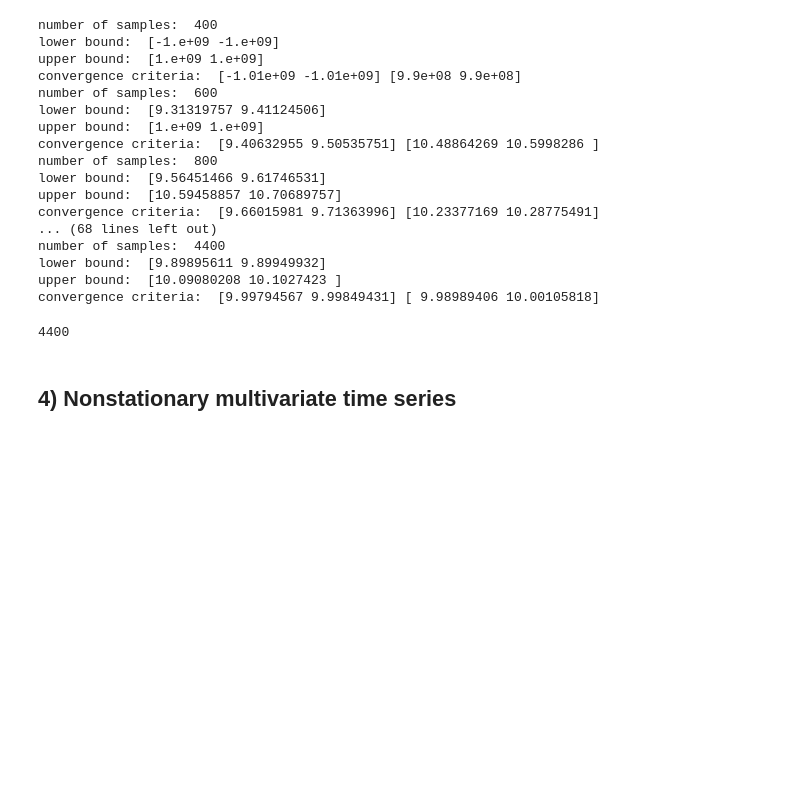
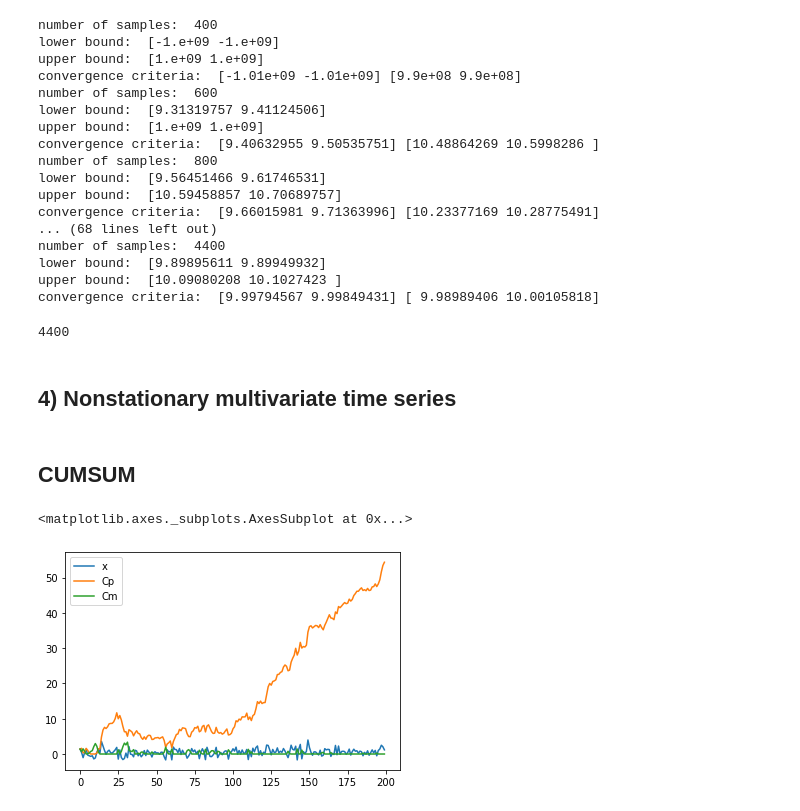
Before and after one commit to Barbarioli/OTSS, a Jupyter notebook: test.ipynb, the cells around one changed output. Cells and saved outputs as stored; diff of their text form; code cells hidden in the pictures; blank space fills up the shorter version.

```diff
--- a/test.ipynb
+++ b/test.ipynb
@@ -283,3 +283,5 @@ subsample.size
 4400
 # %% [markdown]
 ## 4) Nonstationary multivariate time series
+# %% [markdown]
+## CUMSUM
@@ -285,0 +292,22 @@ subsample.size
+# %%
+def cusum(x,mean=0,K=0):
+    """Tabular CUSUM per Montgomery,D. 1996 "Introduction to Statistical Process Control" p318
+    x    : series to analyze
+    mean : expected process mean
+    K    : reference value, allowance, slack value-- suggest K=1/2 of the shift to be detected.
+
+    Returns:
+    x  Original series
+    Cp positive CUSUM
+    Cm negative CUSUM
+    """
+    Cp=(x*0).copy()
+    Cm=Cp.copy()
+    for ii in np.arange(len(x)):
+        if ii == 0:
+            Cp[ii]=x[ii]
+            Cm[ii]=x[ii]
+        else:
+            Cp[ii]=np.max([0,x[ii]-(mean+K)+Cp[ii-1]])
+            Cm[ii]=np.max([0,(mean-K)-x[ii]+Cm[ii-1]])
+    return({'x':x, 'Cp': Cp, 'Cm': Cm})
@@ -285,0 +344,5 @@ subsample.size
+# %%
+pd.DataFrame(cusum(np.random.randn(200)+np.repeat([0,0.5],100),K=0.25)).plot()
+# %% [output]
+<matplotlib.axes._subplots.AxesSubplot at 0x...>
+[figure, added]
```
Also changed, not shown: parts of 6 cells of this notebook.
